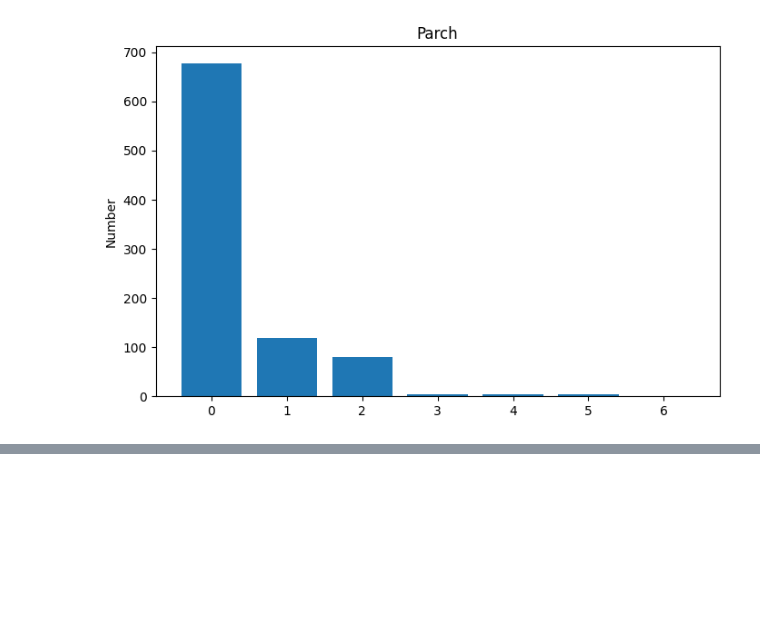
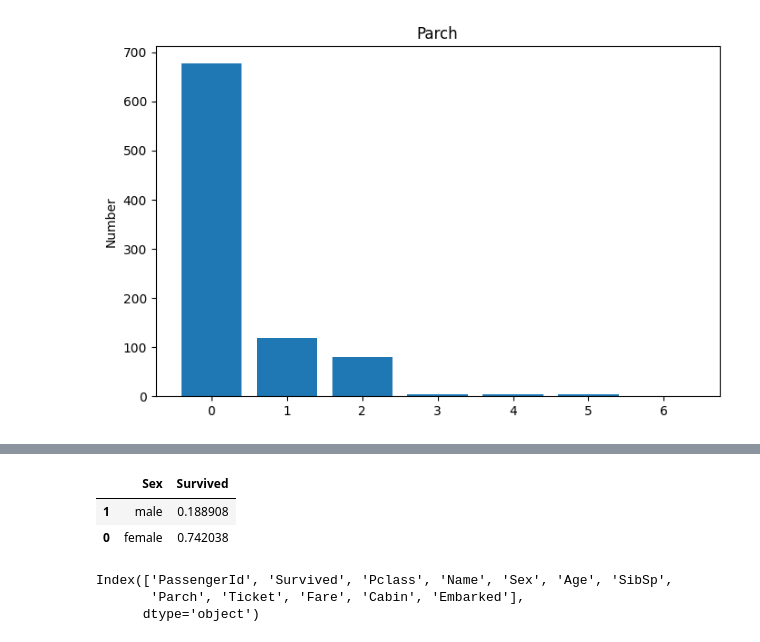
Before and after one commit to MertHasanAslan/titanic_ml, a Jupyter notebook: src/titanic_ml.ipynb, the cells around one changed output, grey strips where cells are left out. Drawn from its saved outputs; the diff is of its cells as text; code cells hidden in the pictures; blank space fills up the shorter version.

```diff
--- a/src/titanic_ml.ipynb
+++ b/src/titanic_ml.ipynb
@@ -248,0 +285,12 @@ Name: count, dtype: int64
+# %%
+train_df[["Survived", "Sex"]].groupby(["Sex"], as_index = False).mean().sort_values(by = "Survived", ascending = True)
+# %% [output]
+|  | Sex | Survived |
+| 1 | male | 0.188908 |
+| 0 | female | 0.742038 |
+# %%
+train_df.columns
+# %% [output]
+Index(['PassengerId', 'Survived', 'Pclass', 'Name', 'Sex', 'Age', 'SibSp',
+       'Parch', 'Ticket', 'Fare', 'Cabin', 'Embarked'],
+      dtype='object')
```
Also changed, not shown: parts of 4 cells of this notebook.
